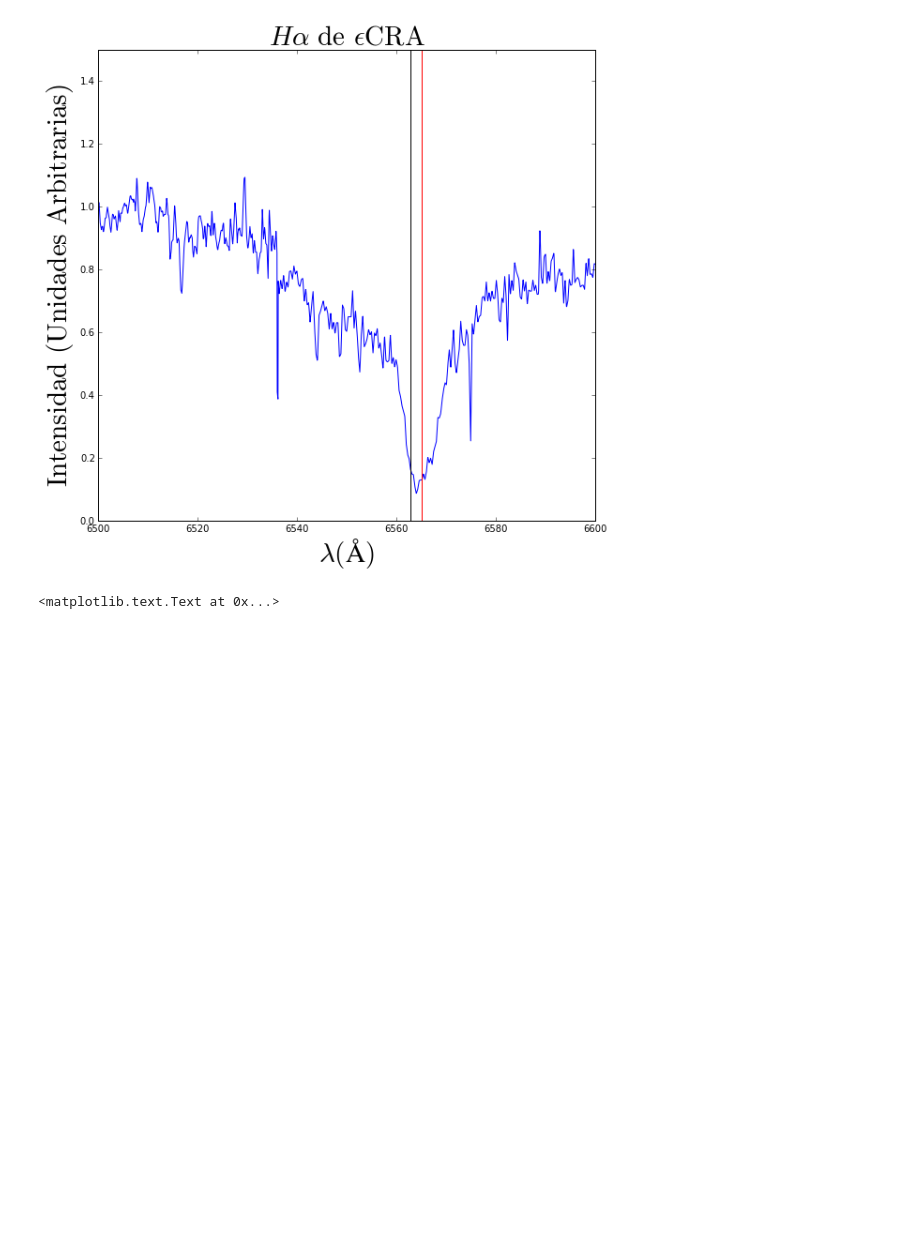
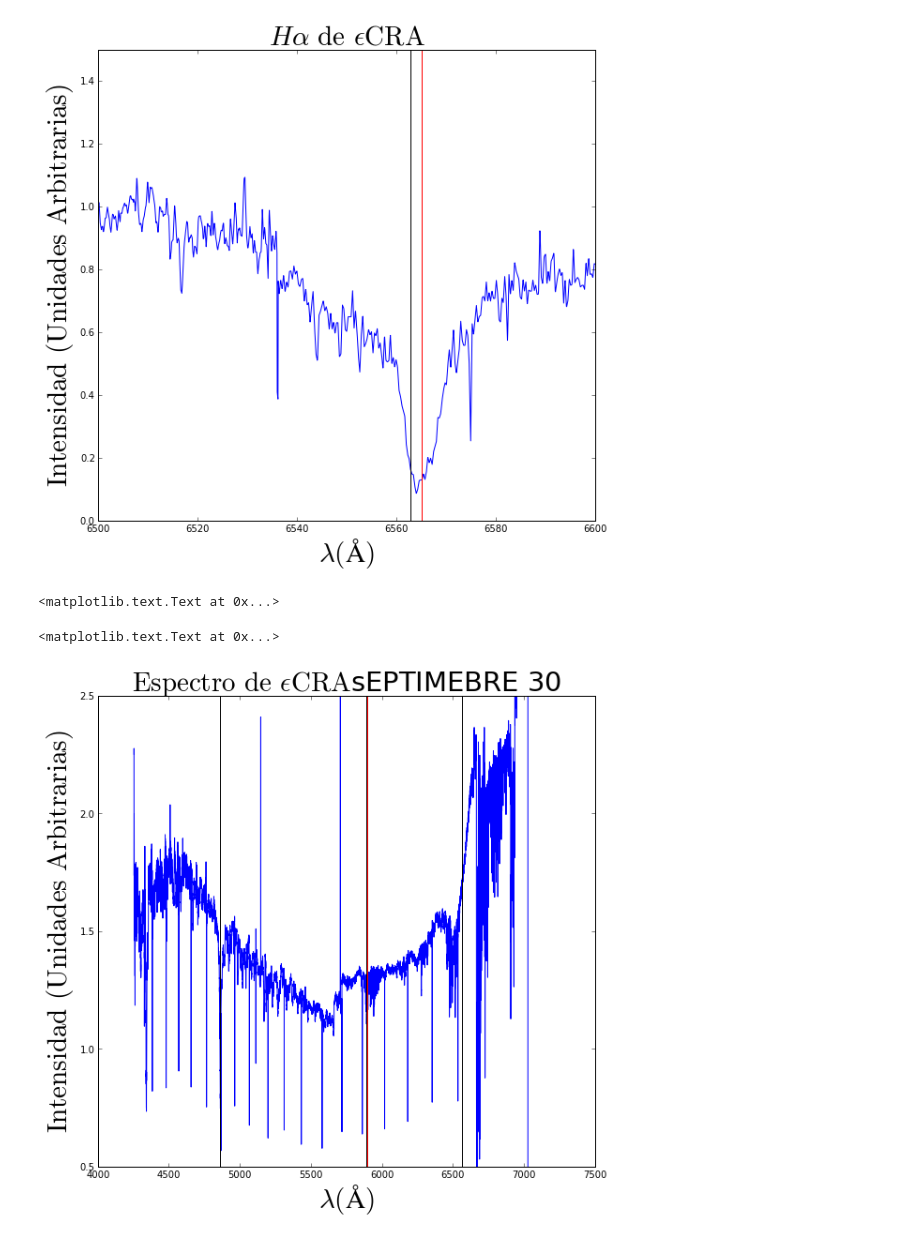
Before and after one commit to jngaravitoc/EpsCra, a Jupyter notebook: Spectra_analysis.ipynb, the cells around one changed output. Cells and saved outputs as stored; diff of their text form; code cells hidden in the pictures; blank space fills up the shorter version.

```diff
--- a/Spectra_analysis.ipynb
+++ b/Spectra_analysis.ipynb
@@ -13,6 +13,7 @@ Sept10_Epscra_B = np.loadtxt('data/sept10/EpsCRAB/epsiloncra_full.dat')
 Sept13_Epscra_A = np.loadtxt('data/sept13/EpsCraA/epsiloncra_full.dat')
 Sept16_Epscra_A = np.loadtxt('data/sept16/EpsCRAA/epsiloncra_full.dat')
 Sept16_muSco_D = np.loadtxt('data/sept16/mu1scoD/mu1sco_full.dat')
+Sept30_muSco = np.loadtxt('data/sept30/objet_full.dat')
 # %% [markdown]
 Selecting axes
 # %%
@@ -27,6 +28,9 @@ I_3 = Sept16_Epscra_A[:, 1]
 
 l_4 = Sept16_muSco_D[:, 0]
 I_4 = Sept16_muSco_D[:, 1]
+
+l_5 = Sept30_muSco[:, 0]
+I_5 = Sept30_muSco[:, 1]
 # %%
 # Eps Cra sept 10 full spectra
 figure(num=None, figsize=(9.5,9))
@@ -173,3 +177,23 @@ plt.ylabel('$\mathrm{Intensidad}$', fontsize = 29)
 #plt.show()
 # %% [output]
 <matplotlib.text.Text at 0x...>
+# %%
+# Eps Cra sept 10 full spectra
+figure(num=None, figsize=(9.5,9))
+plt.plot(l_5, I_5)
+#Doblete de Sodio
+plt.axvline(x=5889.950,linewidth=1,color='k')
+plt.axvline(x=5895.924,linewidth=1,color='r')
+#H\alpha
+plt.axvline(x=6562.8,linewidth=1,color='k')
+#H\beta
+plt.axvline(x=4861,linewidth=1,color='k')
+plt.ylim([0.5, 2.5])
+plt.xlabel('$\mathrm{\lambda(\AA)}$', fontsize = 29)
+plt.ylabel('$\mathrm{Intensidad}$ $\mathrm{(Unidades}$ $\mathrm{Arbitrarias)}$', fontsize = 29)
+plt.title('$\mathrm{Espectro}$ $\mathrm{de}$ $\mathrm{\epsilon}$$\mathrm{CRA}$sEPTIMEBRE 30', fontsize = 29)
+#plt.show()
+#savefig('Espectro1.png')
+# %% [output]
+<matplotlib.text.Text at 0x...>
+[figure, added]
```
